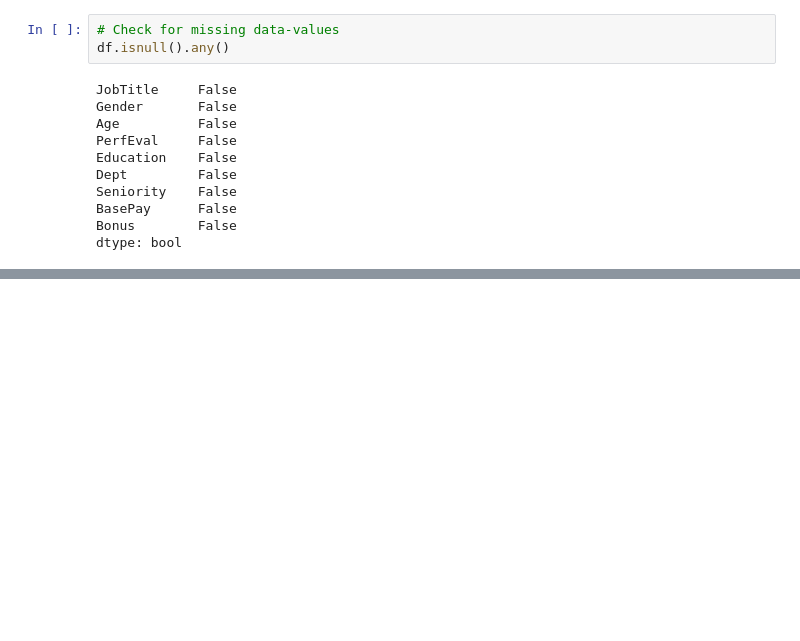
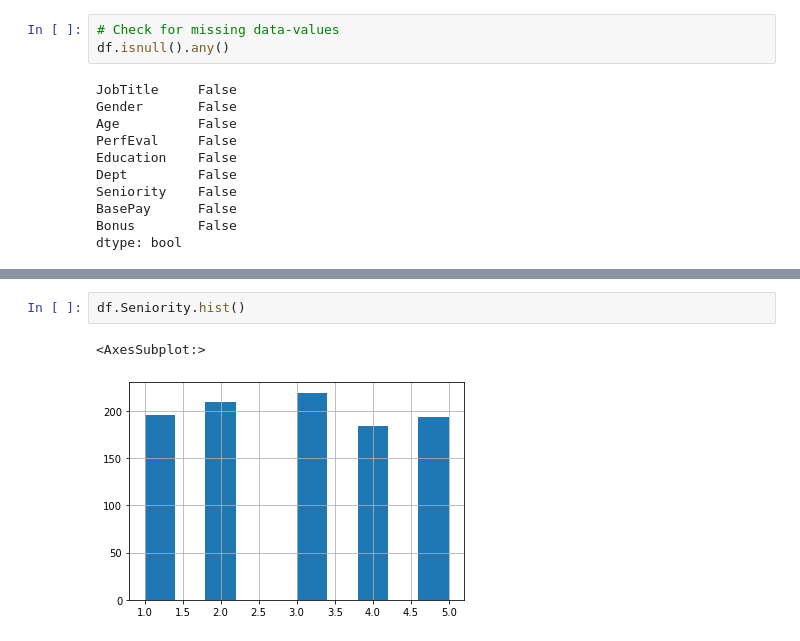
Before and after one commit to rajeski/Pay_Gap, a Jupyter notebook: Notebook.ipynb, the cells around one changed output, grey strips where cells are left out. Cells and saved outputs as stored; diff of their text form; blank space fills up the shorter version.

```diff
--- a/Notebook.ipynb
+++ b/Notebook.ipynb
@@ -73,0 +127,5 @@ dtype: bool
+# %%
+df.Seniority.hist()
+# %% [output]
+<AxesSubplot:>
+[figure, added]
```
Also changed, not shown: parts of 6 cells of this notebook.
